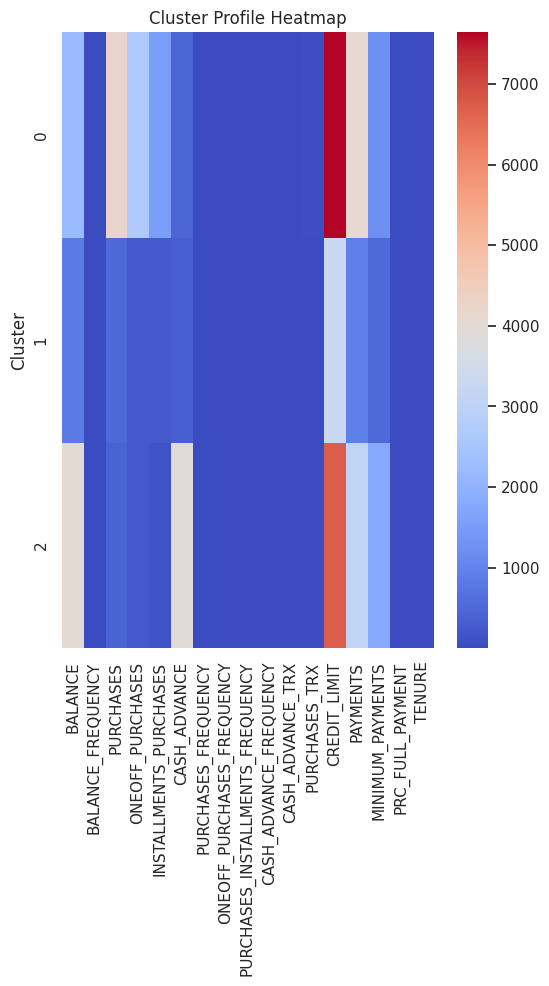
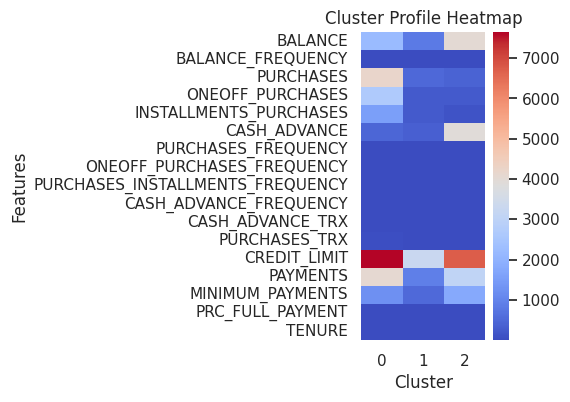
The change to this notebook cell's code, shown as a diff; its figure went from the first image to the second:
--- before
+++ after
@@ -1,6 +1,6 @@
-plt.figure(figsize=(6,8))
+plt.figure(figsize=(2,4))
 
 sns.heatmap(
-    cluster_profile,
+    cluster_profile.T,
     cmap="coolwarm",
     annot=False
@@ -9,3 +9,6 @@
 plt.title("Cluster Profile Heatmap")
 
+plt.xlabel("Cluster")
+plt.ylabel("Features")
+
 plt.show()

Commit: Final Version